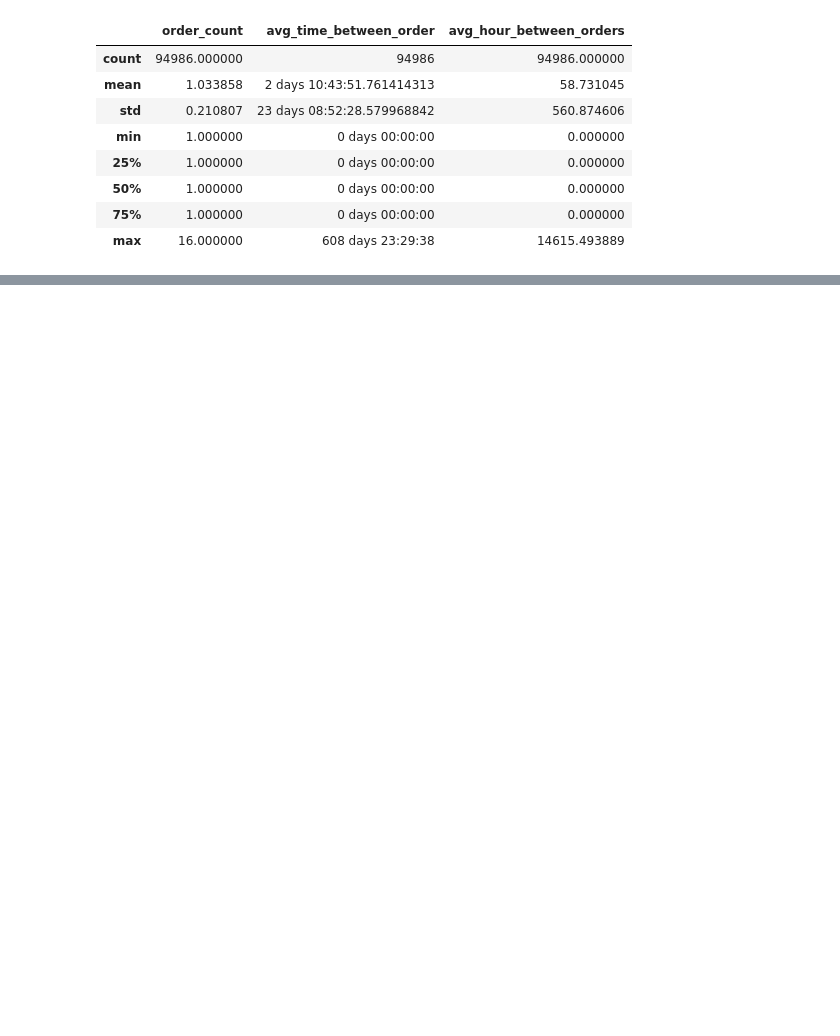
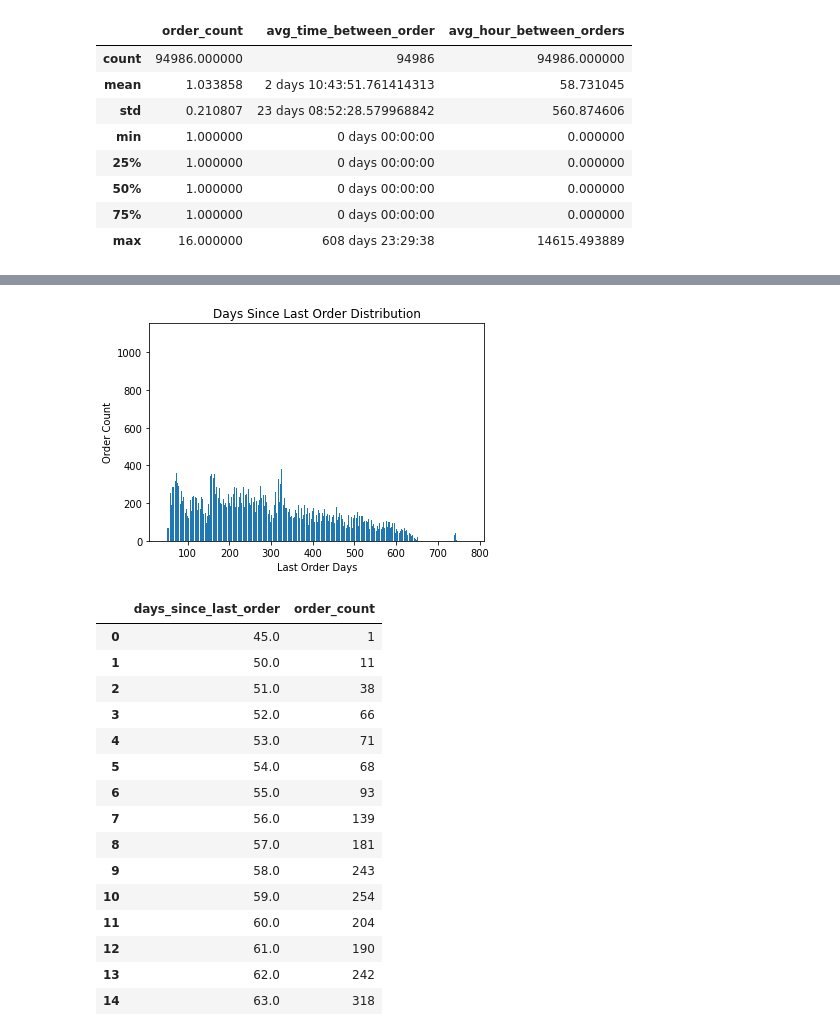
Before and after one commit to dion-ricky/future-data-1, a Jupyter notebook: notebook/2021-07-16_Dion.ipynb, the cells around one changed output, grey strips where cells are left out. Drawn from its saved outputs; the diff is of its cells as text; code cells hidden in the pictures; blank space fills up the shorter version.

```diff
--- a/notebook/2021-07-16_Dion.ipynb
+++ b/notebook/2021-07-16_Dion.ipynb
@@ -170,0 +209,30 @@ None
+# %%
+fig, ax = plt.subplots()
+t1 = customer_rfm.loc[:, ['user_name', 'last_order_days']] \
+        .groupby('last_order_days', as_index=False).count()
+ax.bar(t1['last_order_days'], t1['user_name'])
+ax.set_title('Days Since Last Order Distribution')
+ax.set_xlabel('Last Order Days')
+ax.set_ylabel('Order Count')
+
+plt.show()
+t1.columns = ['days_since_last_order', 'order_count']
+display(t1.head(15))
+# %% [output]
+[figure, added]
+|  | days_since_last_order | order_count |
+| 0 | 45.0 | 1 |
+| 1 | 50.0 | 11 |
+| 2 | 51.0 | 38 |
+| 3 | 52.0 | 66 |
+| 4 | 53.0 | 71 |
+| 5 | 54.0 | 68 |
+| 6 | 55.0 | 93 |
+| 7 | 56.0 | 139 |
+| 8 | 57.0 | 181 |
+| 9 | 58.0 | 243 |
+| 10 | 59.0 | 254 |
+| 11 | 60.0 | 204 |
+| 12 | 61.0 | 190 |
+| 13 | 62.0 | 242 |
+| 14 | 63.0 | 318 |
```
Also changed, not shown: parts of 36 cells of this notebook, 5 other files.
